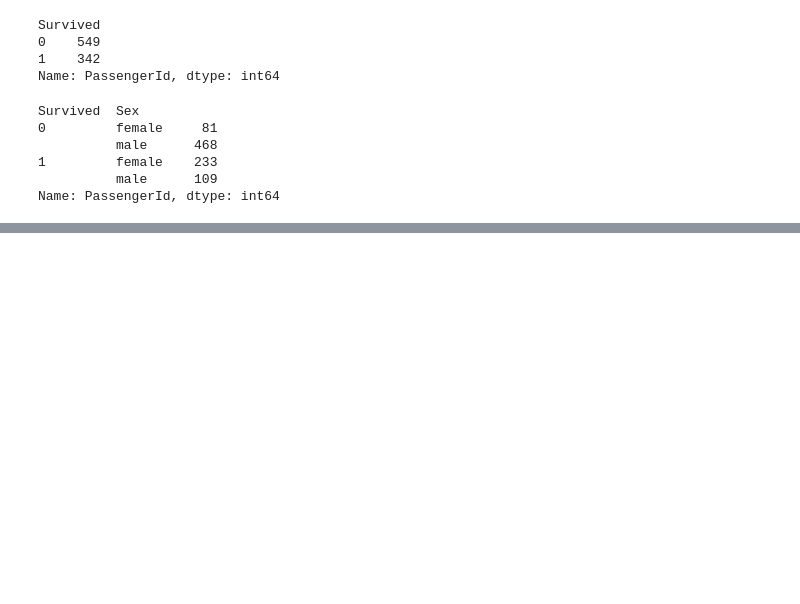
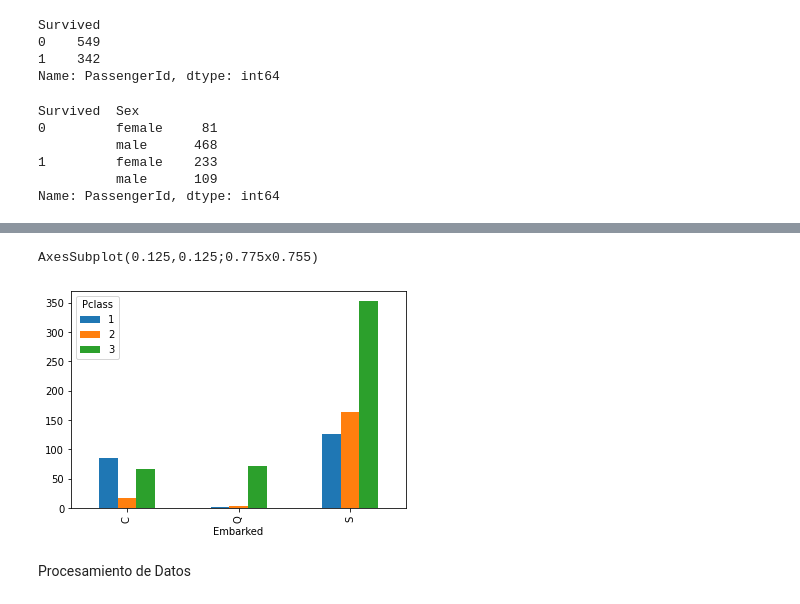
Before and after one commit to camilorf00/pypractice, a Jupyter notebook: TitanicDataAnalysis.ipynb, the cells around one changed output, grey strips where cells are left out. Drawn from its saved outputs; the diff is of its cells as text; code cells hidden in the pictures; blank space fills up the shorter version.

```diff
--- a/TitanicDataAnalysis.ipynb
+++ b/TitanicDataAnalysis.ipynb
@@ -128,0 +142,10 @@ Name: PassengerId, dtype: int64
+# %%
+print(crew.groupby(['Pclass', 'Embarked'])
+                    .count()['PassengerId']
+                    .unstack(level=0)
+                    .plot.bar())
+# %% [output]
+AxesSubplot(0.125,0.125;0.775x0.755)
+[figure, added]
+# %% [markdown]
+Procesamiento de Datos
```
Also changed, not shown: parts of 2 cells of this notebook.
